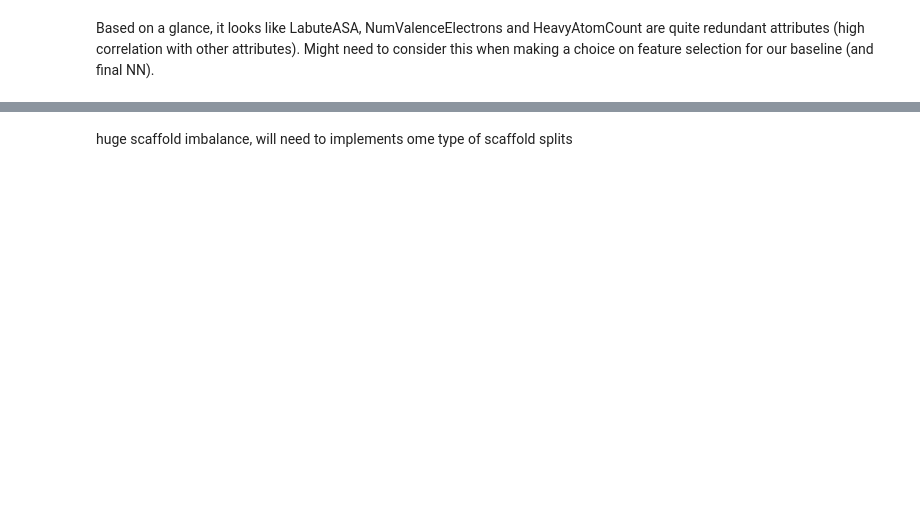
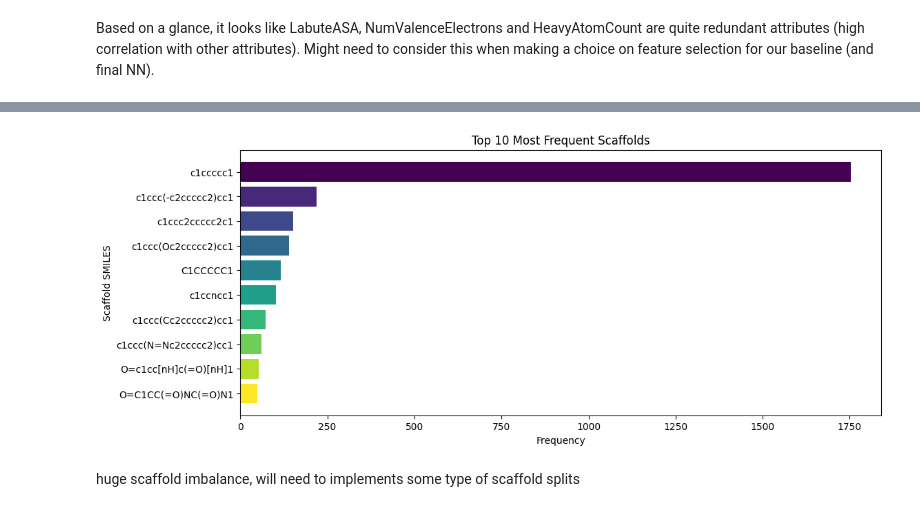
Before and after one commit to RaiyannJ/BioSolveAI, a Jupyter notebook: EDA.ipynb, the cells around one changed output, grey strips where cells are left out. Saved outputs shown, nothing was run; the diff lists cells and outputs as text; code cells hidden in the pictures; blank space fills up the shorter version.

Commit message:
scaffolds finally debugged, exception error

```diff
--- a/EDA.ipynb
+++ b/EDA.ipynb
@@ -303,0 +223,50 @@ Top 10 Most Frequent Scaffolds:
+# %%
+from rdkit import Chem
+from rdkit.Chem.Scaffolds import MurckoScaffold
+
+# standardize SMILES
+def standardize_smiles(smiles):
+    try:
+        mol = Chem.MolFromSmiles(smiles)
+        if mol:
+          return Chem.MolToSmiles(mol)
+        else:
+          None
+    except:
+        return None
+
+# extract Murcko scaffolds, retaining largest fragment for linear molecules
+def get_scaffold_modified(smiles):
+    if not isinstance(smiles, str) or smiles is None:
+        return "INVALID"
+
+    mol = Chem.MolFromSmiles(smiles)
+    if mol:
+        try:
+            scaffold = MurckoScaffold.GetScaffoldForMol(mol)
+            if scaffold.GetNumAtoms() == 0:  # no scaffold detected, use full molecule
+                return Chem.MolToSmiles(mol)
+            return Chem.MolToSmiles(scaffold)
+        except:
+            return "INVALID"
+    return "INVALID"
+
+# apply standardization and scaffold extraction
+df["RDKit_SMILES"] = df["SMILES"].apply(standardize_smiles)
+df["Scaffold"] = df["RDKit_SMILES"].apply(get_scaffold_modified)
+scaffold_counts = df["Scaffold"].value_counts()
+
+scaffold_df = scaffold_counts.head(10).reset_index()
+scaffold_df.columns = ["Scaffold", "Count"]
+
+colors = plt.cm.viridis(np.linspace(0, 1, len(scaffold_df)))
+
+# plot the top 10 scaffolds with different colors
+plt.figure(figsize=(12, 5))
+plt.barh(scaffold_df["Scaffold"], scaffold_df["Count"], color=colors)
+plt.xlabel("Frequency")
+plt.ylabel("Scaffold SMILES")
+plt.title("Top 10 Most Frequent Scaffolds")
+plt.gca().invert_yaxis()
+plt.show()
+# %% [output]
@@ -304,2 +290,3 @@ Top 10 Most Frequent Scaffolds:
+[figure, added]
 # %% [markdown]
-huge scaffold imbalance, will need to implements ome type of scaffold splits
+huge scaffold imbalance, will need to implements some type of scaffold splits
```
Also changed, not shown: parts of 9 cells of this notebook.
